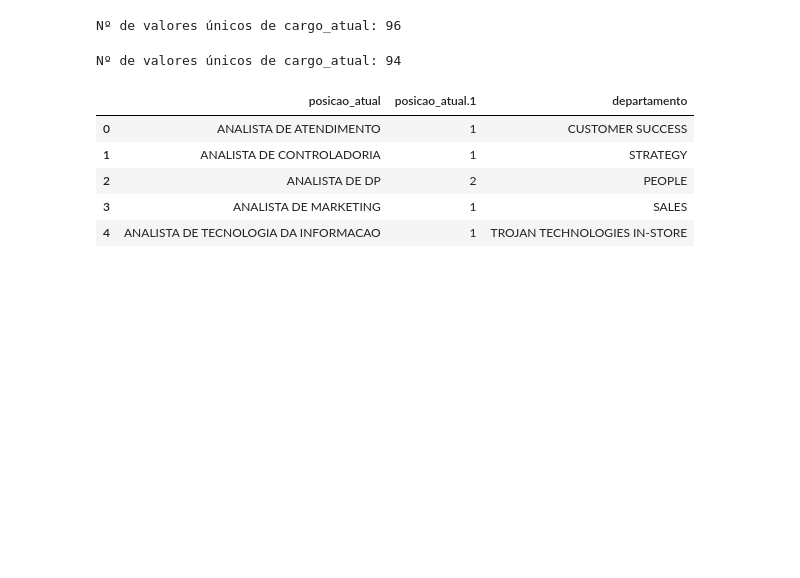
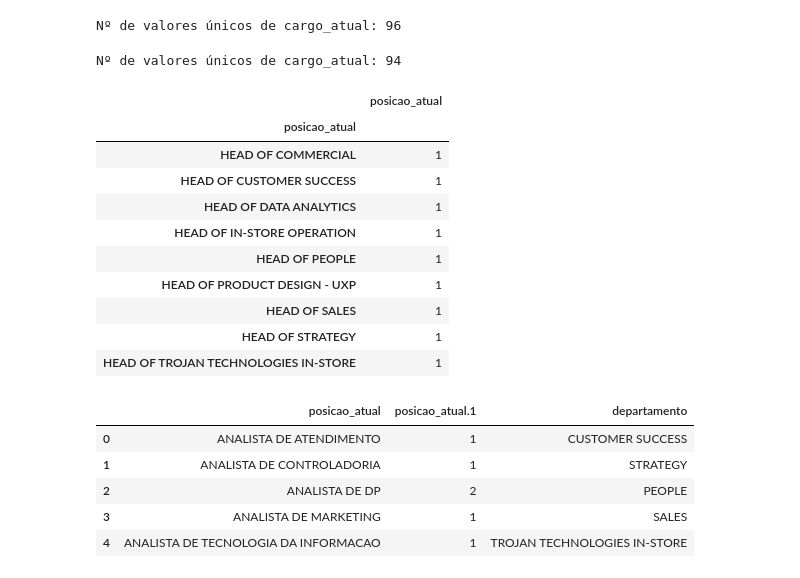
Before and after one commit to carlosrochacardoso/Pos_Ciencia_Dados, a Jupyter notebook: introducao-linguagens-estatisticas/trabalho-final/05-tratamento-base-experiencia.ipynb, the cells around one changed output. Cells and saved outputs as stored; diff of their text form; code cells hidden in the pictures; blank space fills up the shorter version.

Commit message:
atualização trabalho

```diff
--- a/introducao-linguagens-estatisticas/trabalho-final/05-tratamento-base-experiencia.ipynb
+++ b/introducao-linguagens-estatisticas/trabalho-final/05-tratamento-base-experiencia.ipynb
@@ -303,6 +303,22 @@ Nº de valores únicos de cargo_atual: 94
 #a análise dos cargos, definição e inserção do departamento será feita em planilha eletrônica
 cargos = cargo_atual.groupby('posicao_atual').posicao_atual.count().to_frame()
 cargos.to_csv('bases/cargos.csv')
+# %%
+#Ao analisar as posições na empresa, encontramos posições de HEAD
+#Dessa forma inferimos os 9 departamentos da empresa, utilizados para classificar as posições
+cargos[cargos.posicao_atual.index.str.contains('HEAD')]
+# %% [output]
+|  | posicao_atual |
+| posicao_atual |  |
+| HEAD OF COMMERCIAL | 1 |
+| HEAD OF CUSTOMER SUCCESS | 1 |
+| HEAD OF DATA ANALYTICS | 1 |
+| HEAD OF IN-STORE OPERATION | 1 |
+| HEAD OF PEOPLE | 1 |
+| HEAD OF PRODUCT DESIGN - UXP | 1 |
+| HEAD OF SALES | 1 |
+| HEAD OF STRATEGY | 1 |
+| HEAD OF TROJAN TECHNOLOGIES IN-STORE | 1 |
 # %%
 #após edição dos dados em planilha eletrônica, esses são os departamentos atribuídos à cada posição
 cargos_departamentos = pd.read_csv("bases/cargos-departamentos.csv")
```
Also changed, not shown: 4 other files.
